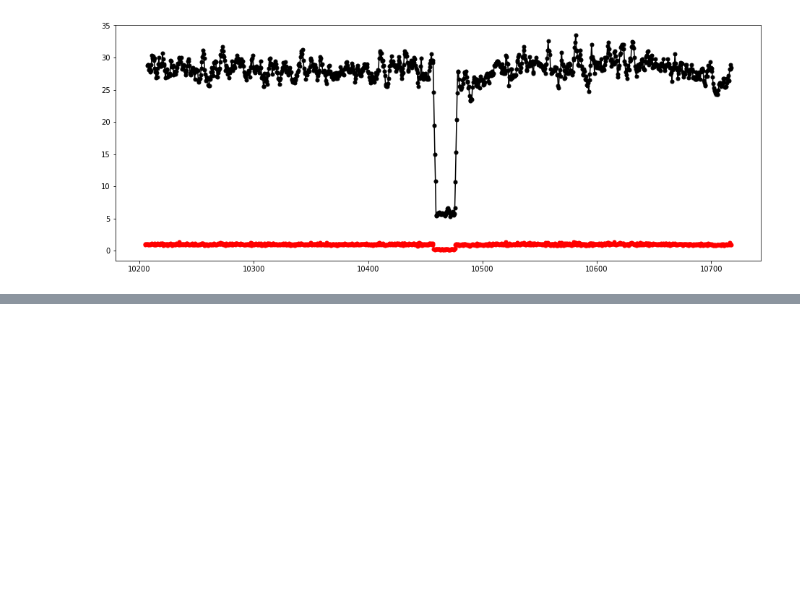
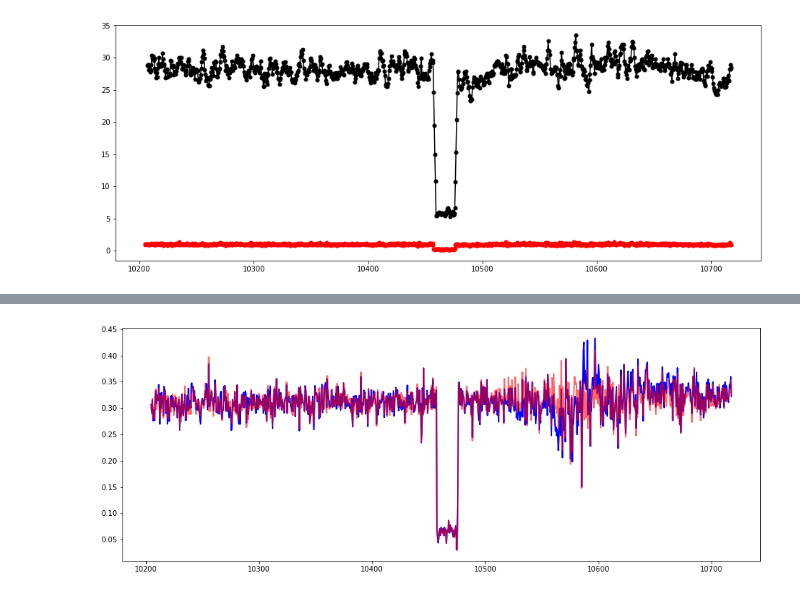
Before and after one commit to fredifqh/occu_chariklo, a Jupyter notebook: photometry_chariklo.ipynb, the cells around one changed output, grey strips where cells are left out. Saved outputs shown, nothing was run; the diff lists cells and outputs as text; code cells hidden in the pictures; blank space fills up the shorter version.

```diff
--- a/photometry_chariklo.ipynb
+++ b/photometry_chariklo.ipynb
@@ -138,0 +162,8 @@ df.head(5)
+# %%
+result = pd.read_table("teste_julio_config.dat", sep="\s+", header=None)
+fig = plt.figure(figsize=(16, 6))
+plt.plot(result[0], result[1]/result[3], 'b-', ms=2, lw=2.0) # media deslizante
+plt.plot(result[0], result[1]/result[2], 'r-', ms=2, lw=2.0, alpha=0.6) # original
+plt.show()
+# %% [output]
+[figure, added]
```
Also changed, not shown: parts of 9 cells of this notebook.
